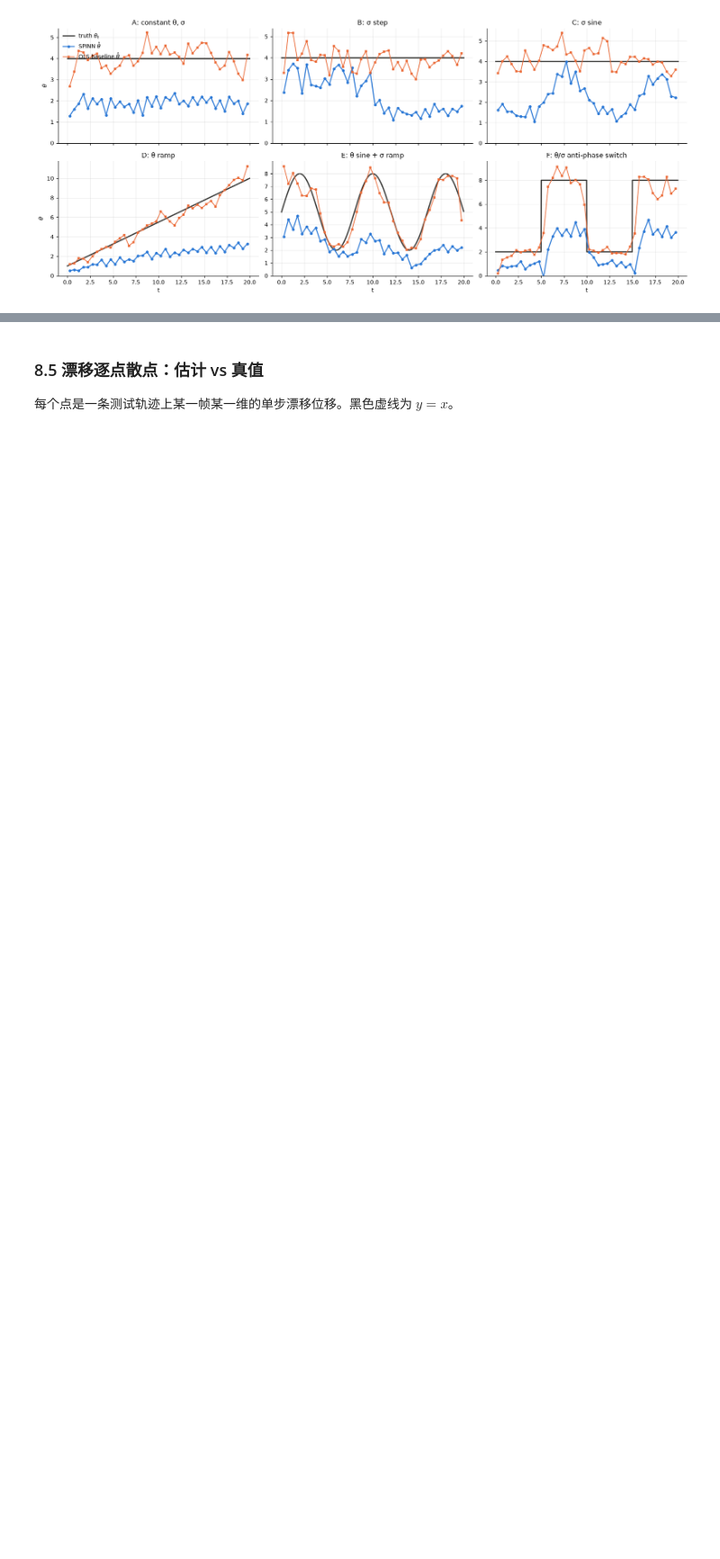
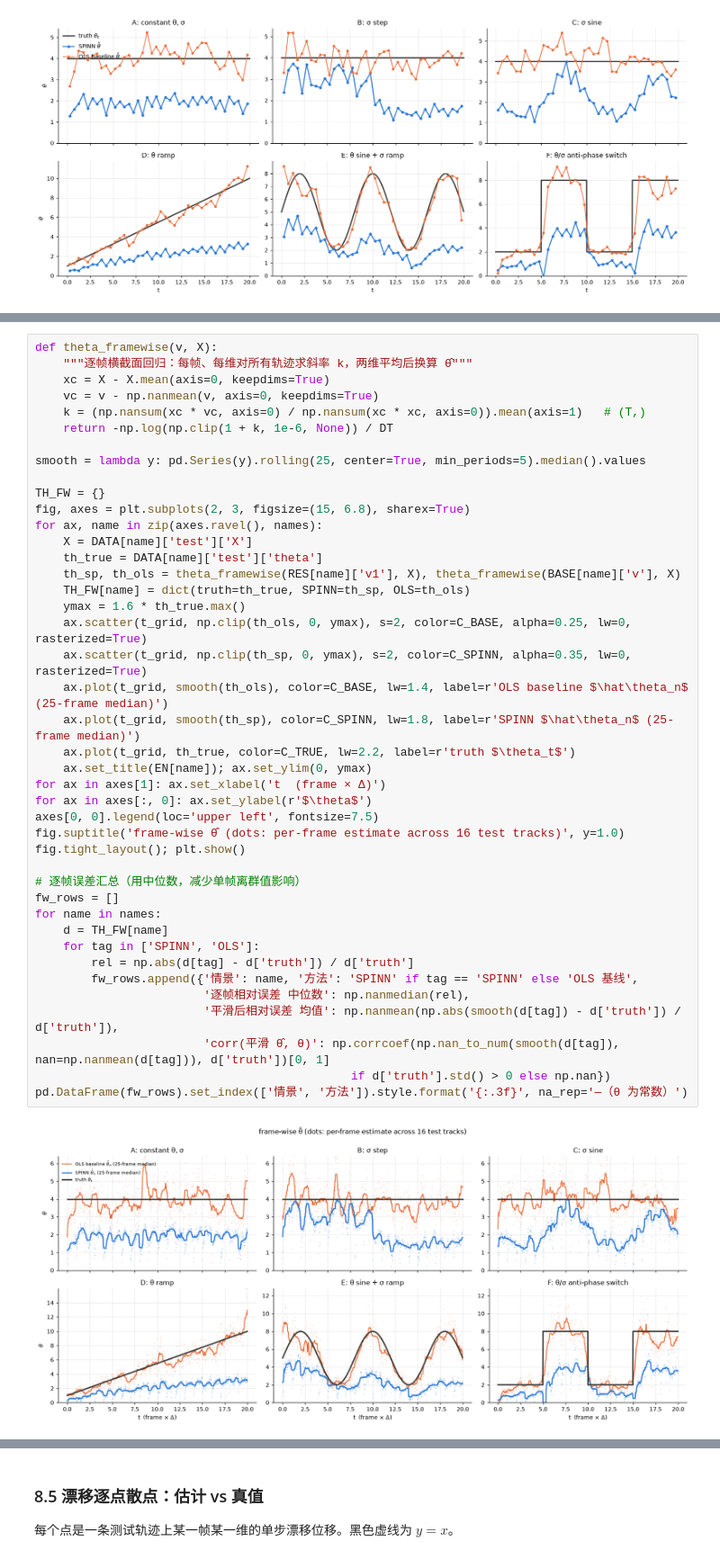
Before and after one commit to JuneDrinleng/SPINN, a Jupyter notebook: SPINN_OU_demo.ipynb, the cells around one changed output, grey strips where cells are left out. Shown at 90% size. Cells and saved outputs as stored; diff of their text form; blank space fills up the shorter version.

Commit message:
Add frame-wise theta_t visualization and interpretation
Co-Authored-By: Claude Opus 5.5 <noreply@anthropic.com>
Claude-Session: https://claude.ai/code/session_01FmeyEwSaLLrZuTyFdvWoxr

```diff
--- a/SPINN_OU_demo.ipynb
+++ b/SPINN_OU_demo.ipynb
@@ -621,0 +634,44 @@ fig.tight_layout(); plt.show()
+# %%
+def theta_framewise(v, X):
+    """逐帧横截面回归：每帧、每维对所有轨迹求斜率 k，两维平均后换算 θ̂"""
+    xc = X - X.mean(axis=0, keepdims=True)
+    vc = v - np.nanmean(v, axis=0, keepdims=True)
+    k = (np.nansum(xc * vc, axis=0) / np.nansum(xc * xc, axis=0)).mean(axis=1)   # (T,)
+    return -np.log(np.clip(1 + k, 1e-6, None)) / DT
+
+smooth = lambda y: pd.Series(y).rolling(25, center=True, min_periods=5).median().values
+
+TH_FW = {}
+fig, axes = plt.subplots(2, 3, figsize=(15, 6.8), sharex=True)
+for ax, name in zip(axes.ravel(), names):
+    X = DATA[name]['test']['X']
+    th_true = DATA[name]['test']['theta']
+    th_sp, th_ols = theta_framewise(RES[name]['v1'], X), theta_framewise(BASE[name]['v'], X)
+    TH_FW[name] = dict(truth=th_true, SPINN=th_sp, OLS=th_ols)
+    ymax = 1.6 * th_true.max()
+    ax.scatter(t_grid, np.clip(th_ols, 0, ymax), s=2, color=C_BASE, alpha=0.25, lw=0, rasterized=True)
+    ax.scatter(t_grid, np.clip(th_sp, 0, ymax), s=2, color=C_SPINN, alpha=0.35, lw=0, rasterized=True)
+    ax.plot(t_grid, smooth(th_ols), color=C_BASE, lw=1.4, label=r'OLS baseline $\hat\theta_n$ (25-frame median)')
+    ax.plot(t_grid, smooth(th_sp), color=C_SPINN, lw=1.8, label=r'SPINN $\hat\theta_n$ (25-frame median)')
+    ax.plot(t_grid, th_true, color=C_TRUE, lw=2.2, label=r'truth $\theta_t$')
+    ax.set_title(EN[name]); ax.set_ylim(0, ymax)
+for ax in axes[1]: ax.set_xlabel('t  (frame × Δ)')
+for ax in axes[:, 0]: ax.set_ylabel(r'$\theta$')
+axes[0, 0].legend(loc='upper left', fontsize=7.5)
+fig.suptitle('frame-wise θ̂ (dots: per-frame estimate across 16 test tracks)', y=1.0)
+fig.tight_layout(); plt.show()
+
+# 逐帧误差汇总（用中位数，减少单帧离群值影响）
+fw_rows = []
+for name in names:
+    d = TH_FW[name]
+    for tag in ['SPINN', 'OLS']:
+        rel = np.abs(d[tag] - d['truth']) / d['truth']
+        fw_rows.append({'情景': name, '方法': 'SPINN' if tag == 'SPINN' else 'OLS 基线',
+                        '逐帧相对误差 中位数': np.nanmedian(rel),
+                        '平滑后相对误差 均值': np.nanmean(np.abs(smooth(d[tag]) - d['truth']) / d['truth']),
+                        'corr(平滑 θ̂, θ)': np.corrcoef(np.nan_to_num(smooth(d[tag]), nan=np.nanmean(d[tag])), d['truth'])[0, 1]
+                                             if d['truth'].std() > 0 else np.nan})
+pd.DataFrame(fw_rows).set_index(['情景', '方法']).style.format('{:.3f}', na_rep='—（θ 为常数）')
+# %% [output]
+[figure, added]
```
Also changed, not shown: parts of 4 cells of this notebook.
